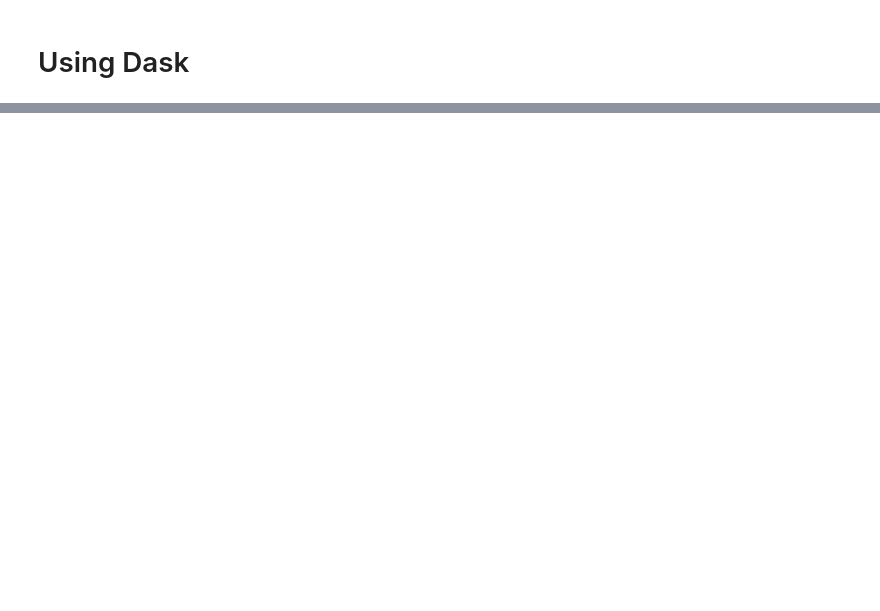
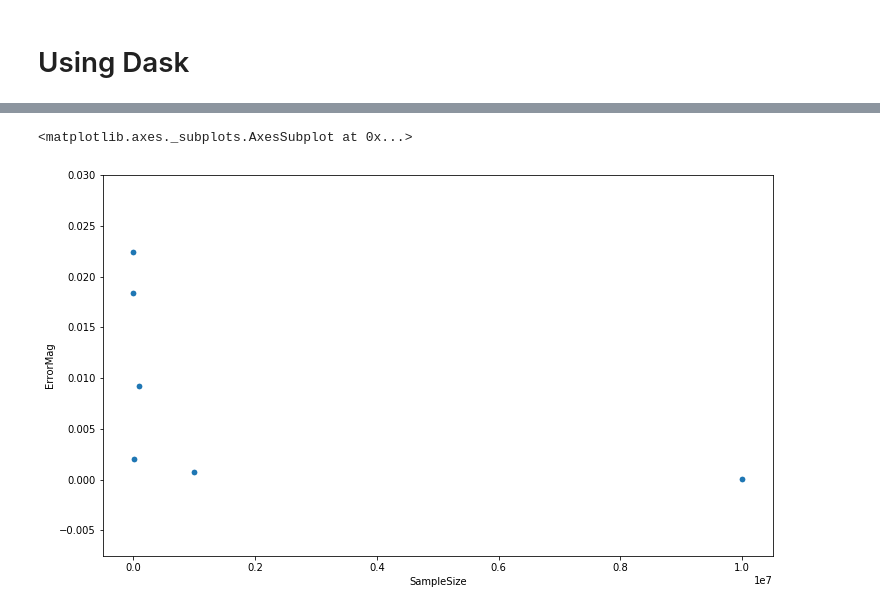
Before and after one commit to JIVJGFJZKF/experiment_calc_pi, a Jupyter notebook: make_pi.ipynb, the cells around one changed output, grey strips where cells are left out. Cells and saved outputs as stored; diff of their text form; code cells hidden in the pictures; blank space fills up the shorter version.

Commit message:
Revised time to be consistent, added summarization/graphs.

```diff
--- a/make_pi.ipynb
+++ b/make_pi.ipynb
@@ -31,5 +37,9 @@ def get_pi(val_size,val_max,val_seed=val_seed):
 # %%
 %%time
-pi_from_numpy = [get_pi(val_size=x,val_max=val_max) for x in num_darts]
-print(pi_from_numpy)
+pi_from_numpy = [get_pi_numpy(val_size=x,val_max=val_max) for x in num_darts]
+df_pi_from_numpy = pd.DataFrame(pi_from_numpy)
+df_pi_from_numpy.columns=['EstPi','Time']
+df_pi_from_numpy['Error'] = math.pi-df_pi_from_numpy['EstPi']
+df_pi_from_numpy['SampleSize'] = num_darts
+df_pi_from_numpy['Src'] = 'Numpy'
 # %% [output]
@@ -49,10 +56,15 @@ import pandas as pd
 # %%
-%%time
-np.random.seed(val_seed)
-x = np.random.random_sample(size=val_max)
-y = np.random.random_sample(size=val_max)
-df = pd.DataFrame({'x':x,'y':y})
-df['x_2'] = df['x']**2
-df['y_2'] = df['y']**2
-df['line_len'] = df['x_2']+df['y_2']
-df['less_than_1'] = [1 if x < 1 else 0 for x in df['line_len']]
+def get_pi_df(val_size,val_max,val_seed=val_seed):
+    if(val_size <= val_max):
+        time_start = datetime.datetime.now()
+        np.random.seed(val_seed)
+        df = pd.DataFrame({'x':np.random.random_sample(size=val_size),'y':np.random.random_sample(size=val_size)})
+        df['x_2'] = df['x']**2
+        df['y_2'] = df['y']**2
+        df['line_len'] = df['x_2']+df['y_2']
+        df['less_than_1'] = [1 if x < 1 else 0 for x in df['line_len']]
+        tmp_pi = 4*(df['less_than_1'].sum()/val_size)
+        time_end = datetime.datetime.now()
+        total_s = (time_end-time_start).total_seconds()
+        print('Calc. value pi = '+str(tmp_pi)+'; sample size = '+str(val_size)+' ('+str(100*round(val_size/val_max,5))+'% of total); took '+str(total_s)+' secs.')
+    return(pd.Series([tmp_pi,total_s]))
@@ -83,0 +71,8 @@ Wall time: 4.05 s
+# %%
+%%time
+pi_from_df = [get_pi_df(val_size=x,val_max=val_max) for x in num_darts]
+df_pi_from_df = pd.DataFrame(pi_from_df)
+df_pi_from_df.columns=['EstPi','Time']
+df_pi_from_df['Error'] = math.pi-df_pi_from_df['EstPi']
+df_pi_from_df['SampleSize'] = num_darts
+df_pi_from_df['Src'] = 'Pandas'
@@ -108,0 +115,3 @@ for i in num_darts:
+# %%
+df_all = pd.concat([df_pi_from_df,df_pi_from_numpy])
+df_all['ErrorMag'] = df_all['Error'].abs()
@@ -108,0 +134,5 @@ for i in num_darts:
+# %%
+df_all.plot.scatter(x='SampleSize',y='ErrorMag',figsize=(12,7))
+# %% [output]
+<matplotlib.axes._subplots.AxesSubplot at 0x...>
+[figure, added]
```
Also changed, not shown: parts of 13 cells of this notebook.
